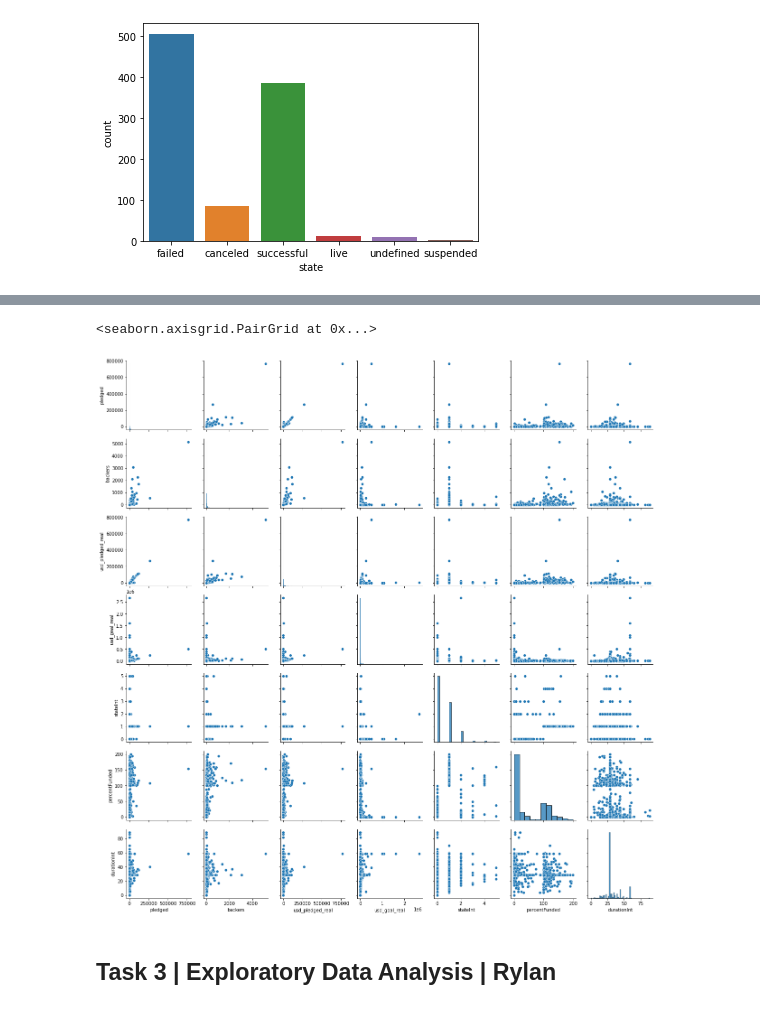
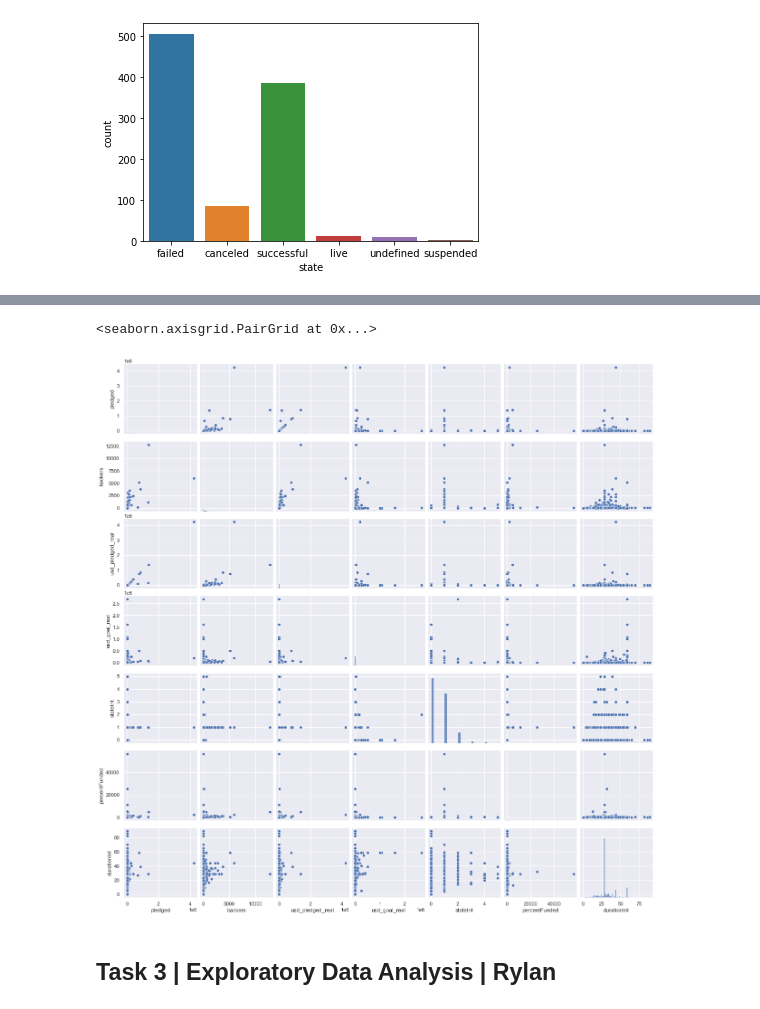
Before and after one commit to data301-2021-summer2/project-group46-project, a Jupyter notebook: analysis/submitted/Final.ipynb, the cells around one changed output, grey strips where cells are left out. Saved outputs shown, nothing was run; the diff lists cells and outputs as text; code cells hidden in the pictures.

```diff
--- a/analysis/submitted/Final.ipynb
+++ b/analysis/submitted/Final.ipynb
@@ -126,8 +126,8 @@ print()
 # %%
-sns.pairplot(df2)
+sns.pairplot(dfj)
 # %% [output]
 <seaborn.axisgrid.PairGrid at 0x...>
-[figure, old version]
+[figure, new version]
 # %% [markdown]
 ## Task 3 | Exploratory Data Analysis | Rylan
 # %%
```
Also changed, not shown: parts of 27 cells of this notebook.
